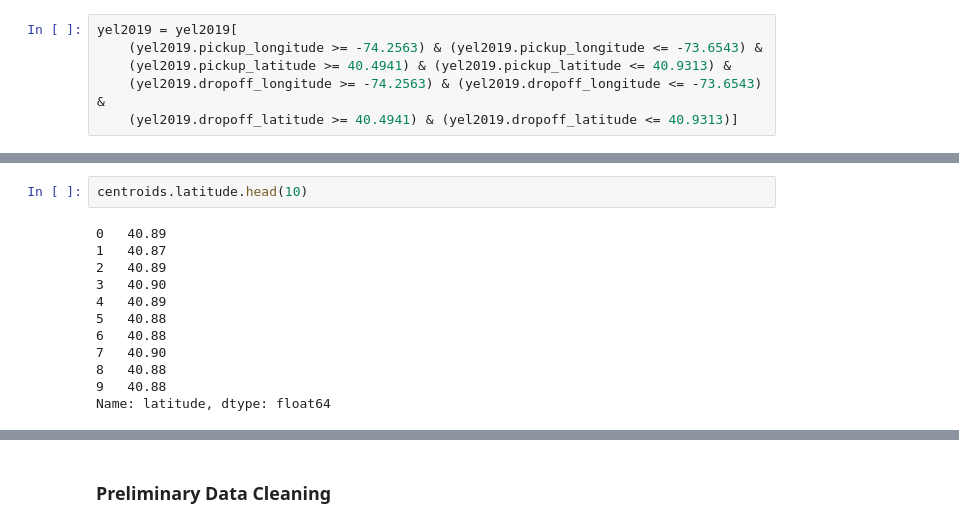
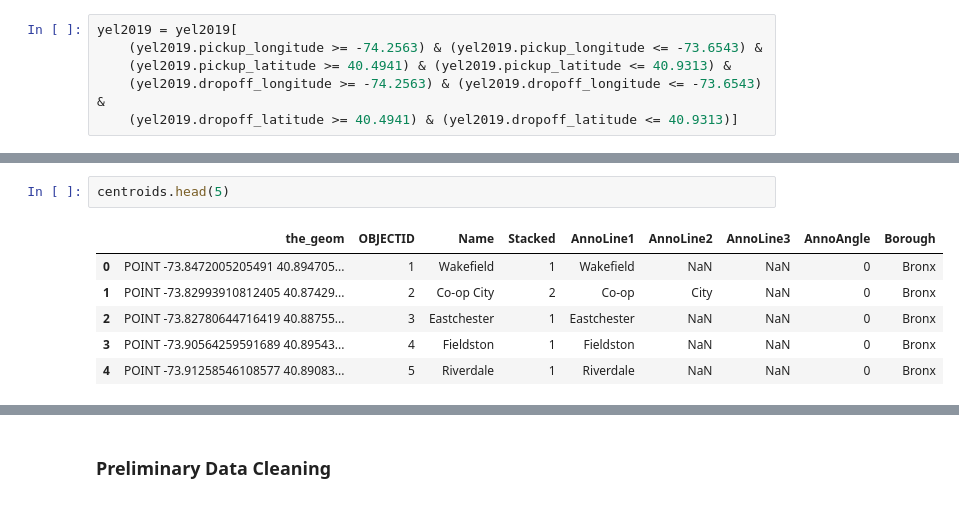
Before and after one commit to fosbery/Side-Machine-Learning-Projects, a Jupyter notebook: ia.ipynb, the cells around one changed output, grey strips where cells are left out. Saved outputs shown, nothing was run; the diff lists cells and outputs as text.

```diff
--- a/ia.ipynb
+++ b/ia.ipynb
@@ -137,14 +142,9 @@ borough
 # %%
-centroids.latitude.head(10)
+centroids.head(5)
 # %% [output]
-0   40.89
-1   40.87
-2   40.89
-3   40.90
-4   40.89
-5   40.88
-6   40.88
-7   40.90
-8   40.88
-9   40.88
-Name: latitude, dtype: float64
+|  | the_geom | OBJECTID | Name | Stacked | AnnoLine1 | AnnoLine2 | AnnoLine3 | AnnoAngle | Borough |
+| 0 | POINT -73.8472005205491 40.894705... | 1 | Wakefield | 1 | Wakefield | NaN | NaN | 0 | Bronx |
+| 1 | POINT -73.82993910812405 40.87429... | 2 | Co-op City | 2 | Co-op | City | NaN | 0 | Bronx |
+| 2 | POINT -73.82780644716419 40.88755... | 3 | Eastchester | 1 | Eastchester | NaN | NaN | 0 | Bronx |
+| 3 | POINT -73.90564259591689 40.89543... | 4 | Fieldston | 1 | Fieldston | NaN | NaN | 0 | Bronx |
+| 4 | POINT -73.91258546108577 40.89083... | 5 | Riverdale | 1 | Riverdale | NaN | NaN | 0 | Bronx |
```
Also changed, not shown: parts of 30 cells of this notebook.
